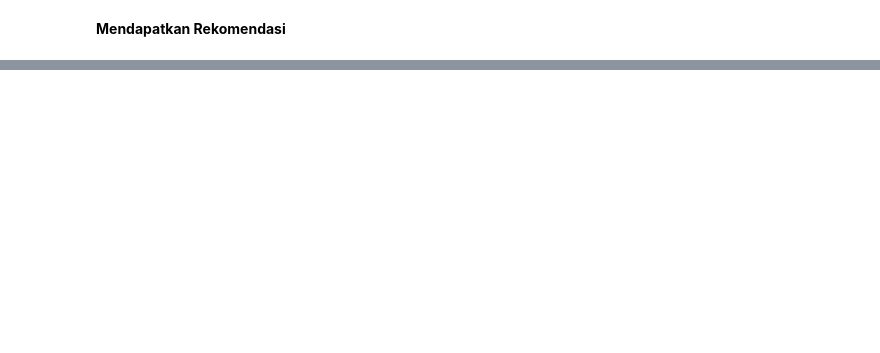
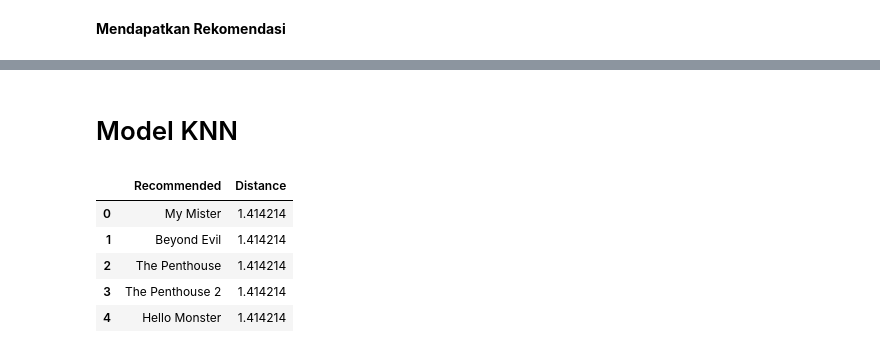
Before and after one commit to Dwirizki14/Machine-Learning-Terapan, a Jupyter notebook: sistem_rekomendasi.ipynb, the cells around one changed output, grey strips where cells are left out. Saved outputs shown, nothing was run; the diff lists cells and outputs as text; code cells hidden in the pictures; blank space fills up the shorter version.

```diff
--- a/sistem_rekomendasi.ipynb
+++ b/sistem_rekomendasi.ipynb
@@ -183,0 +220,6 @@ np.int64(0)
+# %%
+df = df.drop(columns=[
+    'Aired Date', 'Original Network', 'Aired On',
+    'Number of Episodes', 'Duration', 'Content Rating',
+    'Director', 'Screenwriter', 'Cast', 'Production companies', 'Rank'
+])
@@ -272,3 +292,0 @@ dtype: int64
-# %%
-# Hapus baris yang masih ada missing value
-df.dropna(inplace=True)
@@ -297,0 +295,11 @@ dtype: int64
+# %%
+# Hilangkan baris dengan Genre kosong
+df = df.dropna(subset=['Genre'])
+
+# Ubah Genre menjadi list
+df['Genre_list'] = df['Genre'].apply(lambda x: [i.strip() for i in x.split(',')])
+
+# Encoding genre menggunakan MultiLabelBinarizer
+
+mlb = MultiLabelBinarizer()
+genre_encoded = mlb.fit_transform(df['Genre_list'])
@@ -433,0 +500,35 @@ print(kdrama_recommendation('Vincenzo'))
+# %% [markdown]
+# Model KNN
+# %%
+# Fit KNN model
+from sklearn.neighbors import NearestNeighbors
+
+knn = NearestNeighbors(metric='euclidean', algorithm='brute')
+knn.fit(genre_encoded)
+
+# Fungsi rekomendasi berdasarkan Genre
+def recommend_knn(title, n_recommendations=5):
+    if title not in df['Name'].values:
+        return f"Drama '{title}' tidak ditemukan dalam dataset."
+
+    idx = df[df['Name'] == title].index[0]
+    distances, indices = knn.kneighbors([genre_encoded[idx]], n_neighbors=n_recommendations + 1)
+
+    result = []
+    for i in range(1, len(distances[0])):  # skip diri sendiri
+        result.append({
+            'Recommended': df.iloc[indices[0][i]]['Name'],
+            'Distance': distances[0][i]
+        })
+
+    return pd.DataFrame(result)
+
+# Contoh rekomendasi
+recommend_knn('SKY Castle')
+# %% [output]
+|  | Recommended | Distance |
+| 0 | My Mister | 1.414214 |
+| 1 | Beyond Evil | 1.414214 |
+| 2 | The Penthouse | 1.414214 |
+| 3 | The Penthouse 2 | 1.414214 |
+| 4 | Hello Monster | 1.414214 |
```
Also changed, not shown: parts of 39 cells of this notebook.
